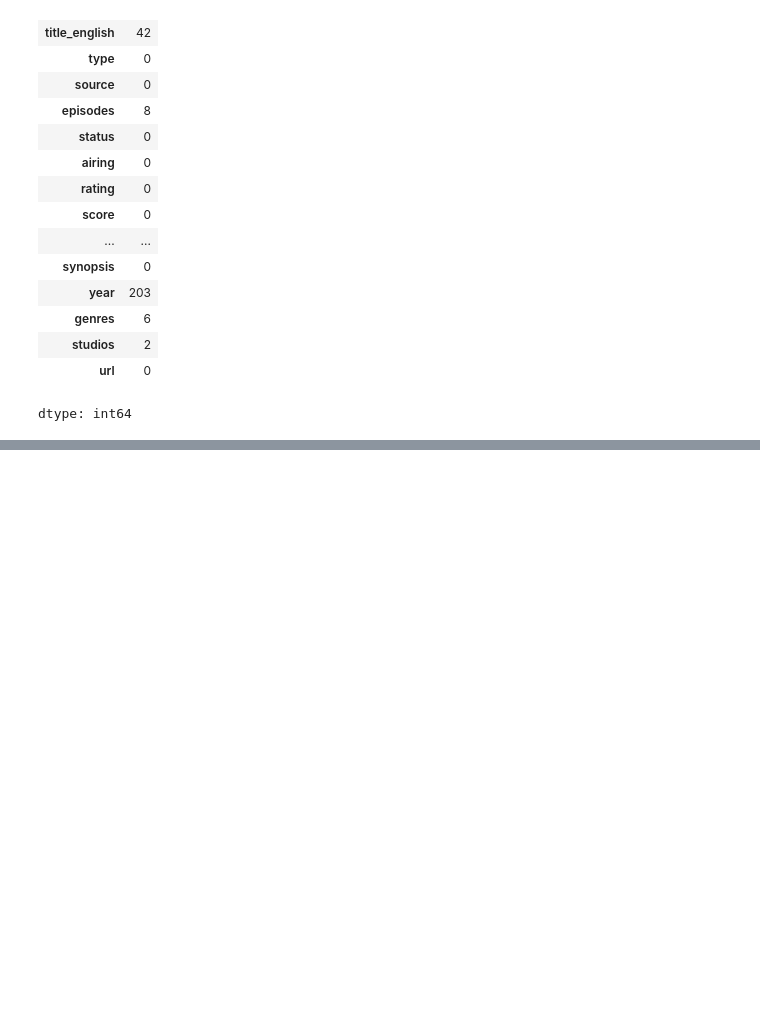
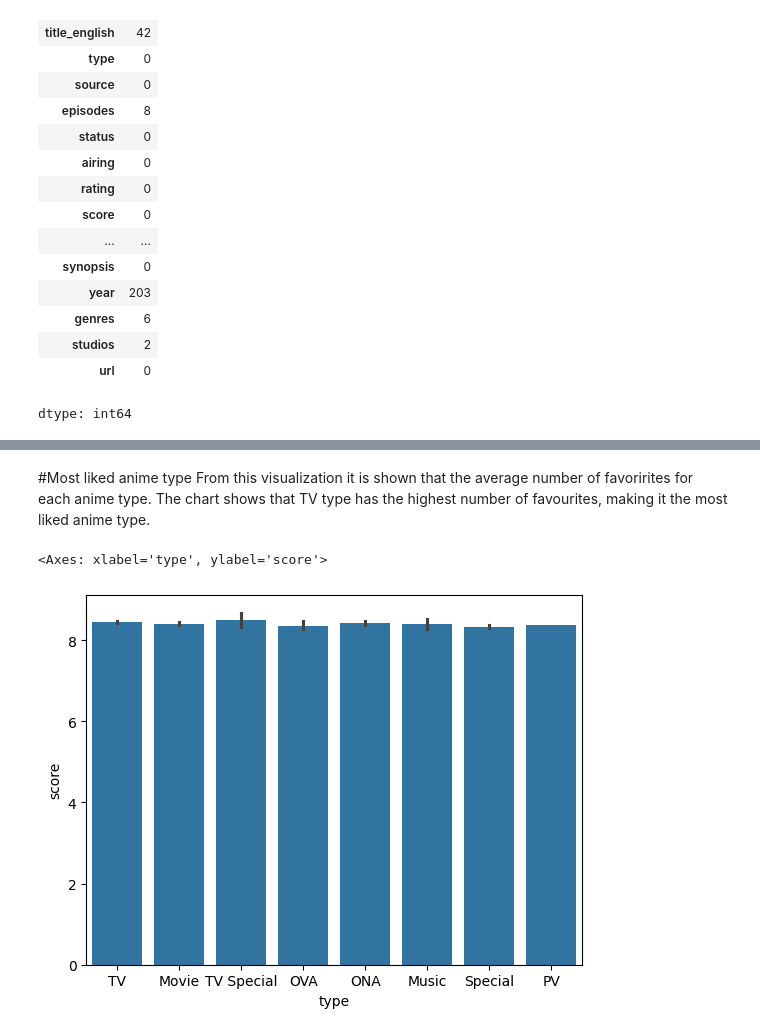
Before and after one commit to quarcoopomeyiekirk-cell/CodeAlpha_Trendscope-StreamingPreferences, a Jupyter notebook: Exploratory Data Analysis.ipynb, the cells around one changed output, grey strips where cells are left out. Drawn from its saved outputs; the diff is of its cells as text; code cells hidden in the pictures; blank space fills up the shorter version.

```diff
--- a/Exploratory Data Analysis.ipynb
+++ b/Exploratory Data Analysis.ipynb
@@ -117,0 +153,9 @@ sns.relplot(x='members', y='favorites', hue='type', data=anime)
+# %% [markdown]
+#Most liked anime type
+From this visualization it is shown that the average number of favorirites for each anime type.
+The chart shows that TV type has the highest number of favourites, making it the most liked anime type.
+# %%
+sns.barplot(x='type',y='score', data=data)
+# %% [output]
+<Axes: xlabel='type', ylabel='score'>
+[figure, added]
```
Also changed, not shown: parts of 13 cells of this notebook.
